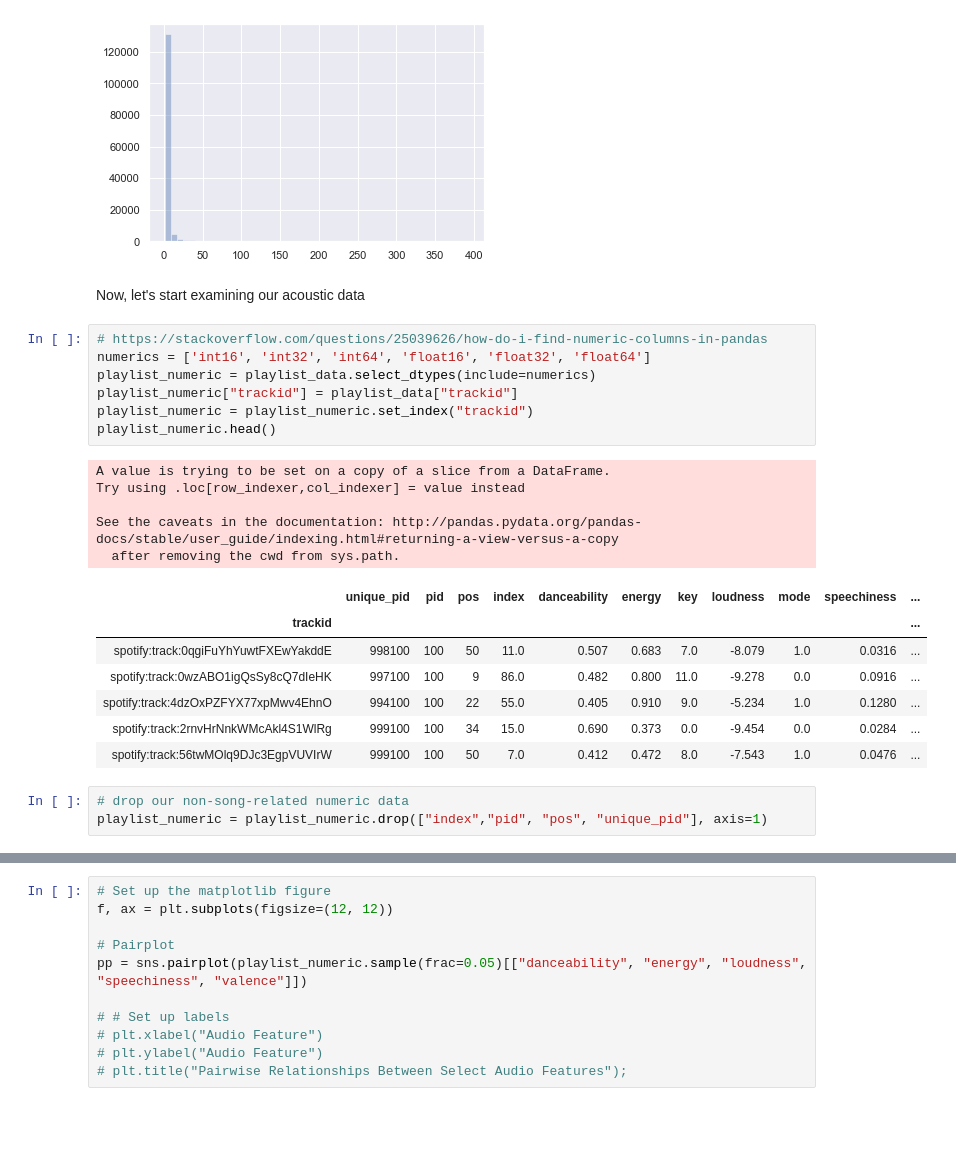
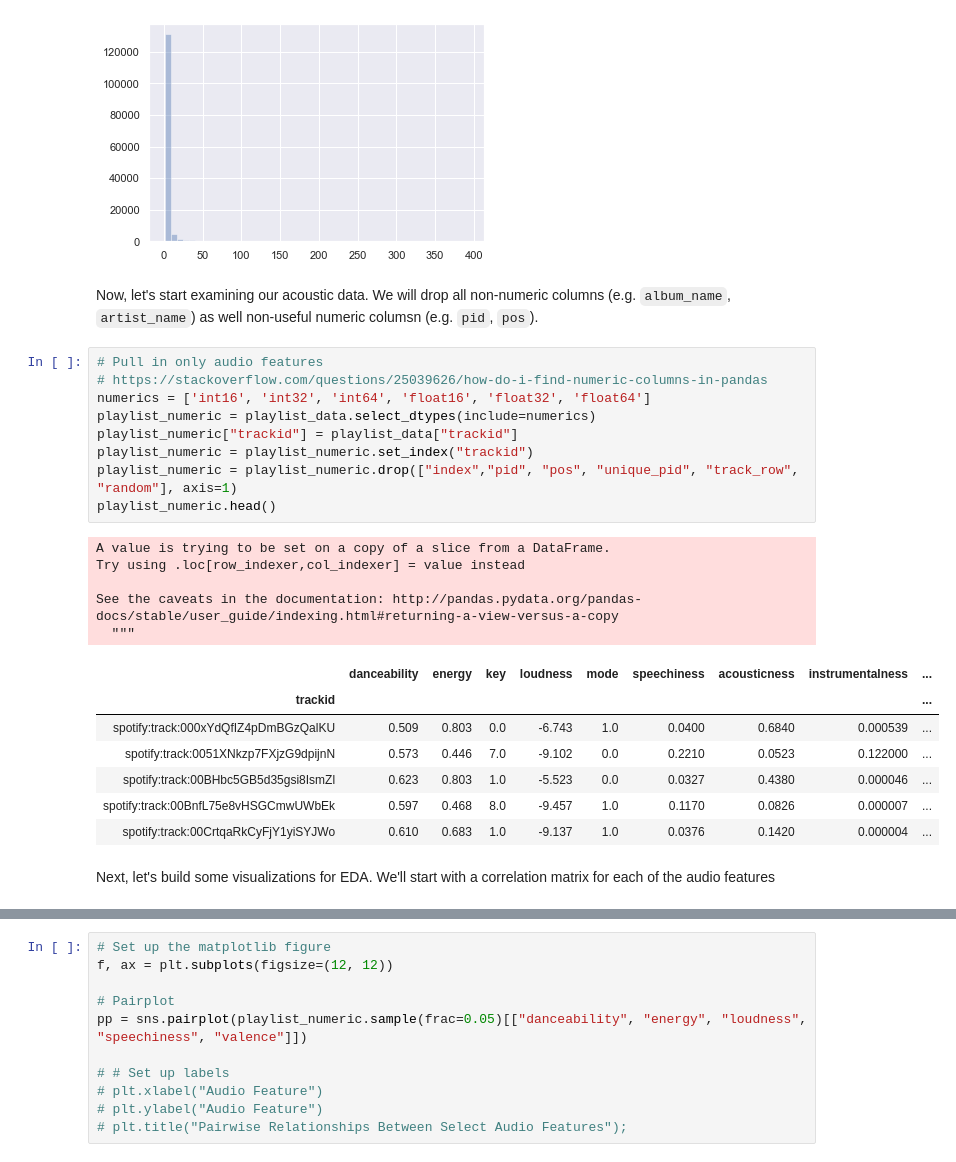
Before and after one commit to spotted-d/spotify-project, a Jupyter notebook: notebooks/austin_eda_work.ipynb, the cells around one changed output, grey strips where cells are left out. Saved outputs shown, nothing was run; the diff lists cells and outputs as text; blank space fills up the shorter version.

```diff
--- a/notebooks/austin_eda_work.ipynb
+++ b/notebooks/austin_eda_work.ipynb
@@ -121,31 +134,32 @@ sns.set(color_codes=False)
 sns.distplot(counts_by_track[["count_freq"]], kde=False);
 # %% [output]
 [figure]
-# %% [markdown]
-Now, let's start examining our acoustic data
+# %% [markdown]
+Now, let's start examining our acoustic data. We will drop all non-numeric columns (e.g. `album_name`, `artist_name`) as well non-useful numeric columsn (e.g. `pid`, `pos`).
 # %%
+# Pull in only audio features
 # https://stackoverflow.com/questions/25039626/how-do-i-find-numeric-columns-in-pandas
 numerics = ['int16', 'int32', 'int64', 'float16', 'float32', 'float64']
 playlist_numeric = playlist_data.select_dtypes(include=numerics)
 playlist_numeric["trackid"] = playlist_data["trackid"]
 playlist_numeric = playlist_numeric.set_index("trackid")
+playlist_numeric = playlist_numeric.drop(["index","pid", "pos", "unique_pid", "track_row", "random"], axis=1)
 playlist_numeric.head()
 # %% [output]
 A value is trying to be set on a copy of a slice from a DataFrame.
 Try using .loc[row_indexer,col_indexer] = value instead
 
 See the caveats in the documentation: http://pandas.pydata.org/pandas-docs/stable/user_guide/indexing.html#returning-a-view-versus-a-copy
-  after removing the cwd from sys.path.
+  """
-|  | unique_pid | pid | pos | index | danceability | energy | key | loudness | mode | speechiness | ... |
-| trackid |  |  |  |  |  |  |  |  |  |  | ... |
-| spotify:track:0qgiFuYhYuwtFXEwYakddE | 998100 | 100 | 50 | 11.0 | 0.507 | 0.683 | 7.0 | -8.079 | 1.0 | 0.0316 | ... |
-| spotify:track:0wzABO1igQsSy8cQ7dIeHK | 997100 | 100 | 9 | 86.0 | 0.482 | 0.800 | 11.0 | -9.278 | 0.0 | 0.0916 | ... |
-| spotify:track:4dzOxPZFYX77xpMwv4EhnO | 994100 | 100 | 22 | 55.0 | 0.405 | 0.910 | 9.0 | -5.234 | 1.0 | 0.1280 | ... |
-| spotify:track:2rnvHrNnkWMcAkl4S1WlRg | 999100 | 100 | 34 | 15.0 | 0.690 | 0.373 | 0.0 | -9.454 | 0.0 | 0.0284 | ... |
-| spotify:track:56twMOlq9DJc3EgpVUVIrW | 999100 | 100 | 50 | 7.0 | 0.412 | 0.472 | 8.0 | -7.543 | 1.0 | 0.0476 | ... |
+|  | danceability | energy | key | loudness | mode | speechiness | acousticness | instrumentalness | ... |
+| trackid |  |  |  |  |  |  |  |  | ... |
+| spotify:track:000xYdQfIZ4pDmBGzQalKU | 0.509 | 0.803 | 0.0 | -6.743 | 1.0 | 0.0400 | 0.6840 | 0.000539 | ... |
+| spotify:track:0051XNkzp7FXjzG9dpijnN | 0.573 | 0.446 | 7.0 | -9.102 | 0.0 | 0.2210 | 0.0523 | 0.122000 | ... |
+| spotify:track:00BHbc5GB5d35gsi8IsmZl | 0.623 | 0.803 | 1.0 | -5.523 | 0.0 | 0.0327 | 0.4380 | 0.000046 | ... |
+| spotify:track:00BnfL75e8vHSGCmwUWbEk | 0.597 | 0.468 | 8.0 | -9.457 | 1.0 | 0.1170 | 0.0826 | 0.000007 | ... |
+| spotify:track:00CrtqaRkCyFjY1yiSYJWo | 0.610 | 0.683 | 1.0 | -9.137 | 1.0 | 0.0376 | 0.1420 | 0.000004 | ... |
-# %%
-# drop our non-song-related numeric data
-playlist_numeric = playlist_numeric.drop(["index","pid", "pos", "unique_pid"], axis=1)
+# %% [markdown]
+Next, let's build some visualizations for EDA. We'll start with a correlation matrix for each of the audio features
 # %%
 # Correlation matrix
 # https://seaborn.pydata.org/examples/many_pairwise_correlations.html
```
Also changed, not shown: parts of 49 cells of this notebook.
